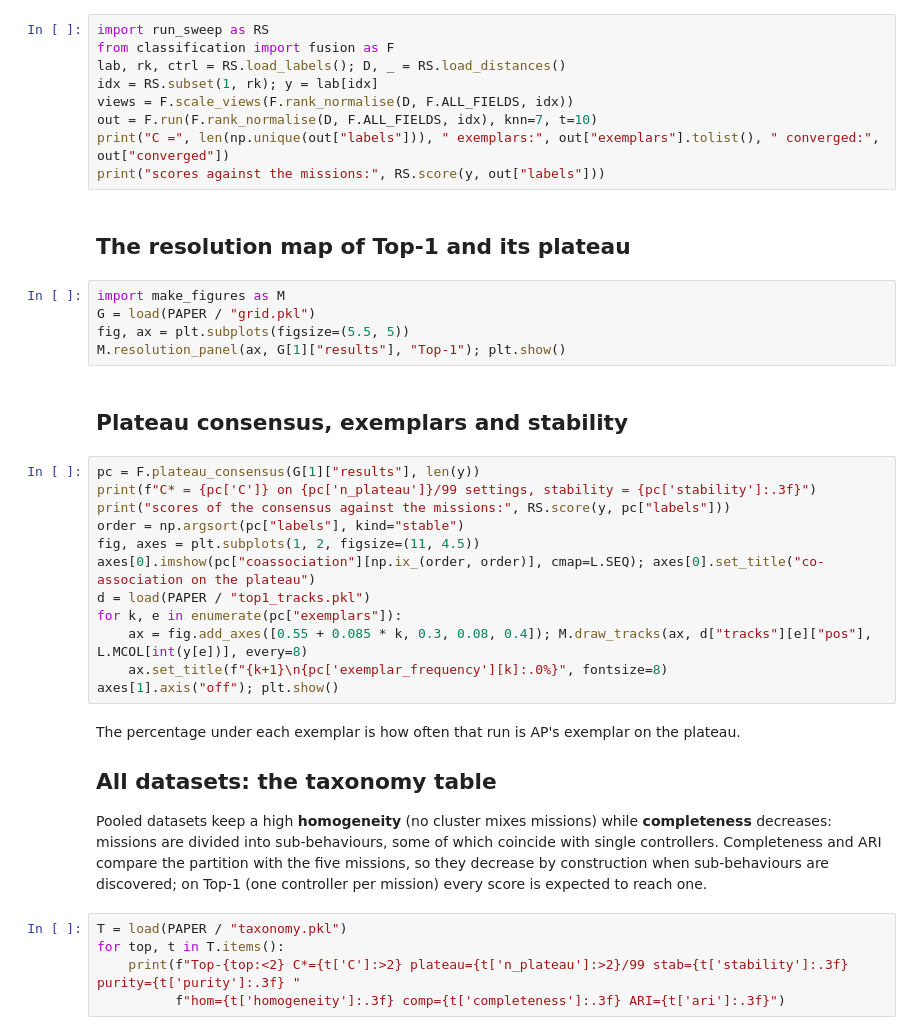
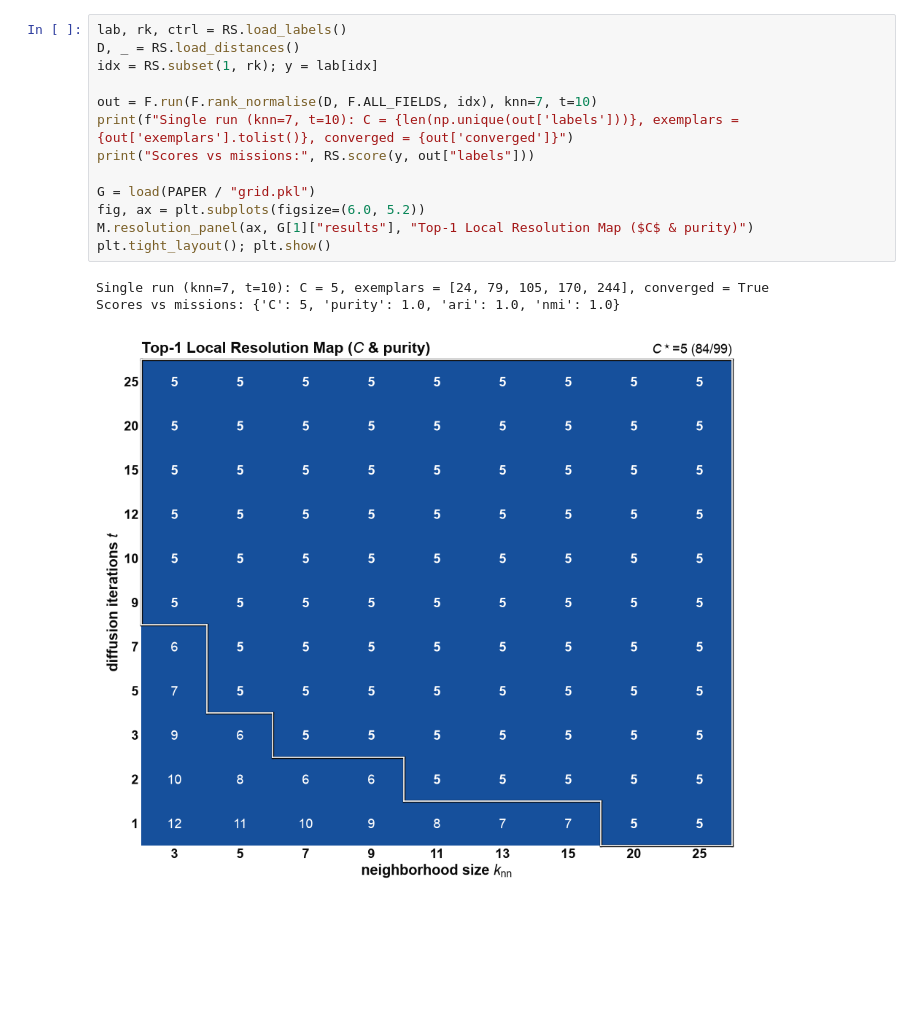
Before and after one commit to Vertu5/paper_topological_kinematics, a Jupyter notebook: notebooks/04_taxonomy.ipynb, the cells around one changed output. Cells and saved outputs as stored; diff of their text form; blank space fills up the shorter version.

```diff
--- a/notebooks/04_taxonomy.ipynb
+++ b/notebooks/04_taxonomy.ipynb
@@ -24,44 +31,17 @@ load = lambda p: pickle.load(open(p, "rb"))
 # %%
-import run_sweep as RS
-from classification import fusion as F
-lab, rk, ctrl = RS.load_labels(); D, _ = RS.load_distances()
+lab, rk, ctrl = RS.load_labels()
+D, _ = RS.load_distances()
 idx = RS.subset(1, rk); y = lab[idx]
-views = F.scale_views(F.rank_normalise(D, F.ALL_FIELDS, idx))
+
 out = F.run(F.rank_normalise(D, F.ALL_FIELDS, idx), knn=7, t=10)
-print("C =", len(np.unique(out["labels"])), " exemplars:", out["exemplars"].tolist(), " converged:", out["converged"])
-print("scores against the missions:", RS.score(y, out["labels"]))
+print(f"Single run (knn=7, t=10): C = {len(np.unique(out['labels']))}, exemplars = {out['exemplars'].tolist()}, converged = {out['converged']}")
+print("Scores vs missions:", RS.score(y, out["labels"]))
+
+G = load(PAPER / "grid.pkl")
+fig, ax = plt.subplots(figsize=(6.0, 5.2))
+M.resolution_panel(ax, G[1]["results"], "Top-1 Local Resolution Map ($C$ & purity)")
+plt.tight_layout(); plt.show()
+# %% [output]
+Single run (knn=7, t=10): C = 5, exemplars = [24, 79, 105, 170, 244], converged = True
+Scores vs missions: {'C': 5, 'purity': 1.0, 'ari': 1.0, 'nmi': 1.0}
+[figure, added]
-# %% [markdown]
-## The resolution map of Top-1 and its plateau
-# %%
-import make_figures as M
-G = load(PAPER / "grid.pkl")
-fig, ax = plt.subplots(figsize=(5.5, 5))
-M.resolution_panel(ax, G[1]["results"], "Top-1"); plt.show()
-# %% [markdown]
-## Plateau consensus, exemplars and stability
-# %%
-pc = F.plateau_consensus(G[1]["results"], len(y))
-print(f"C* = {pc['C']} on {pc['n_plateau']}/99 settings, stability = {pc['stability']:.3f}")
-print("scores of the consensus against the missions:", RS.score(y, pc["labels"]))
-order = np.argsort(pc["labels"], kind="stable")
-fig, axes = plt.subplots(1, 2, figsize=(11, 4.5))
-axes[0].imshow(pc["coassociation"][np.ix_(order, order)], cmap=L.SEQ); axes[0].set_title("co-association on the plateau")
-d = load(PAPER / "top1_tracks.pkl")
-for k, e in enumerate(pc["exemplars"]):
-    ax = fig.add_axes([0.55 + 0.085 * k, 0.3, 0.08, 0.4]); M.draw_tracks(ax, d["tracks"][e]["pos"], L.MCOL[int(y[e])], every=8)
-    ax.set_title(f"{k+1}\n{pc['exemplar_frequency'][k]:.0%}", fontsize=8)
-axes[1].axis("off"); plt.show()
-# %% [markdown]
-The percentage under each exemplar is how often that run is AP's exemplar on the plateau.
-
-## All datasets: the taxonomy table
-
-Pooled datasets keep a high **homogeneity** (no cluster mixes missions) while **completeness** decreases: missions are
-divided into sub-behaviours, some of which coincide with single controllers. Completeness and ARI compare the partition with the five missions,
-so they decrease by construction when sub-behaviours are discovered; on Top-1 (one controller per mission) every score
-is expected to reach one.
-# %%
-T = load(PAPER / "taxonomy.pkl")
-for top, t in T.items():
-    print(f"Top-{top:<2} C*={t['C']:>2} plateau={t['n_plateau']:>2}/99 stab={t['stability']:.3f} purity={t['purity']:.3f} "
-          f"hom={t['homogeneity']:.3f} comp={t['completeness']:.3f} ARI={t['ari']:.3f}")
```
Also changed, not shown: parts of 12 cells of this notebook, 13 other files.
